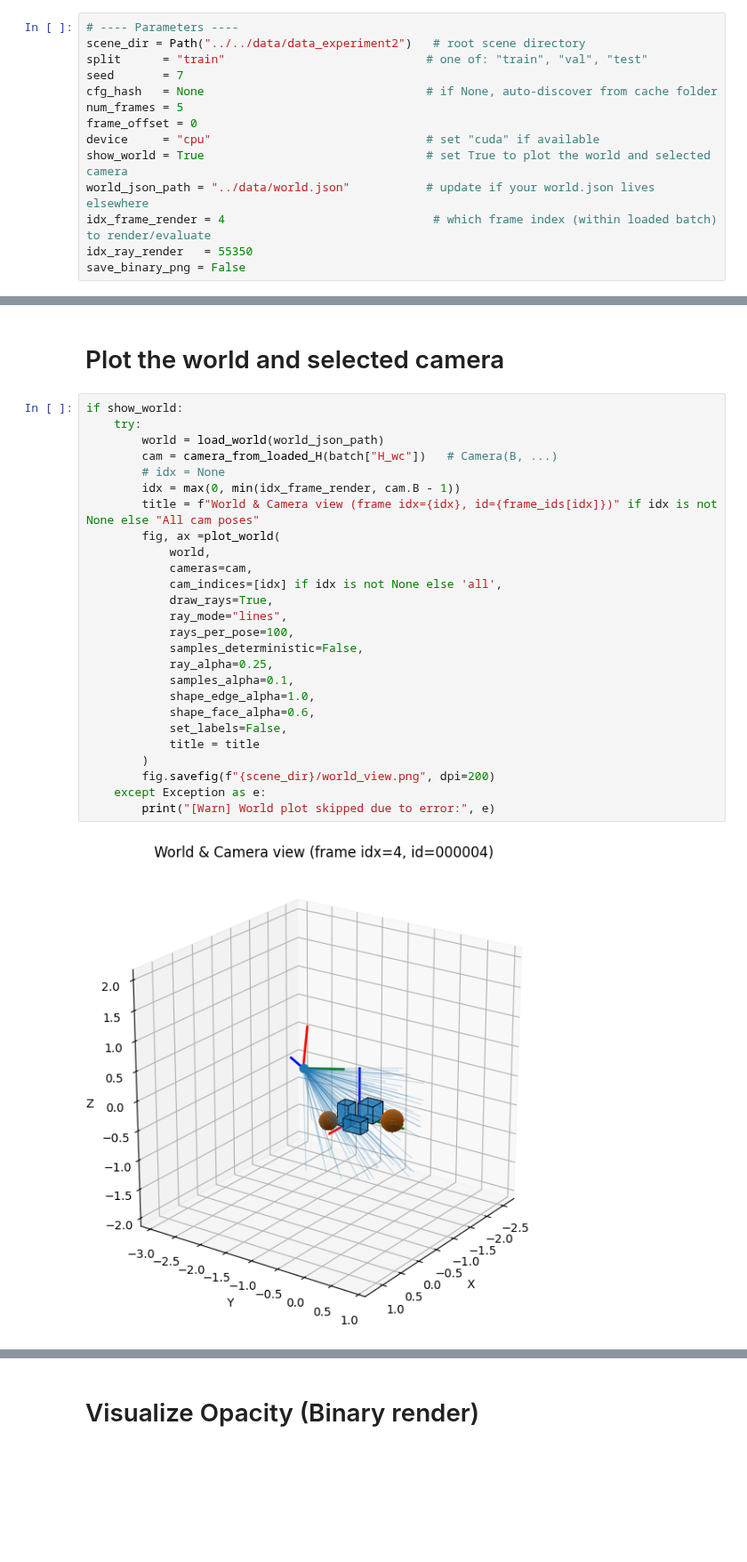
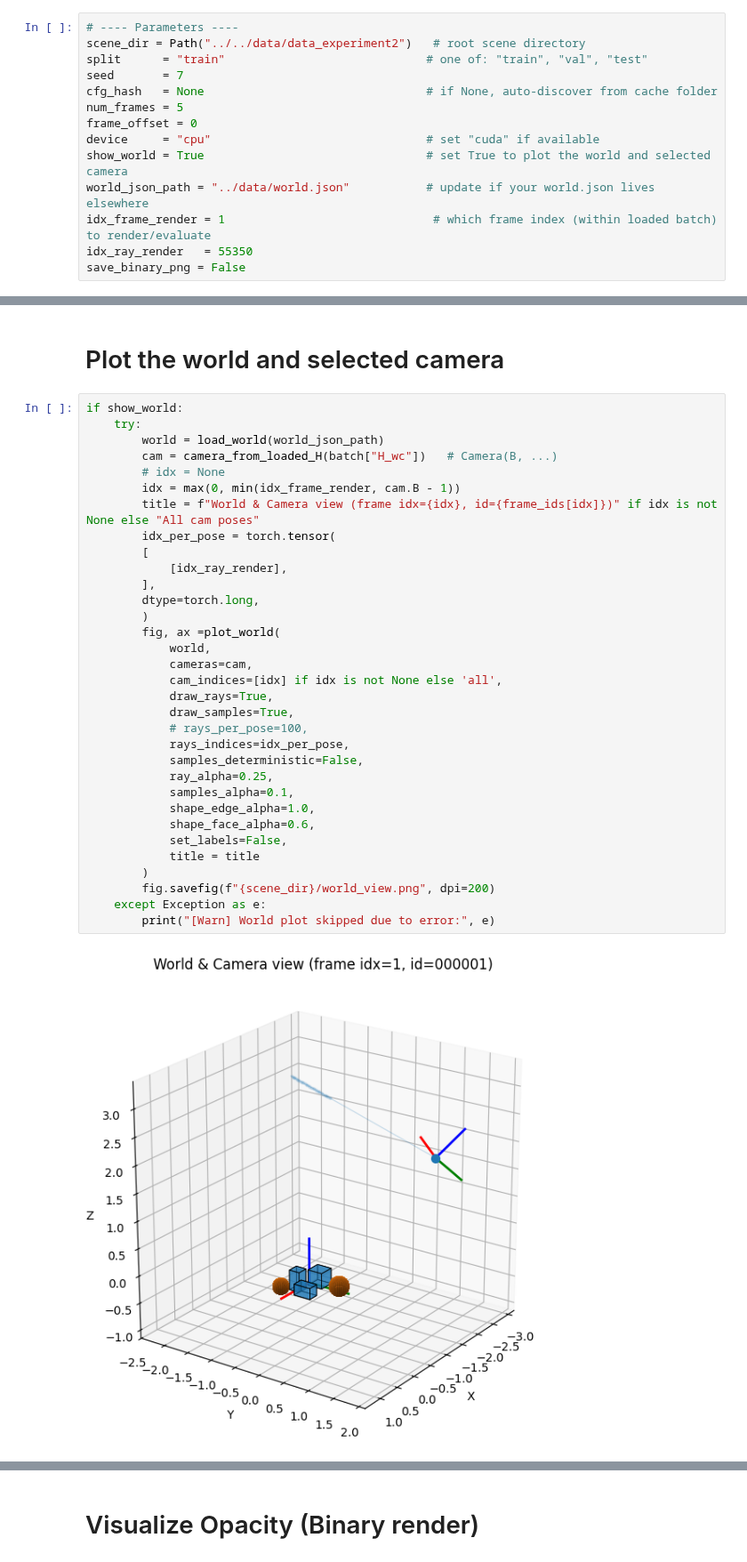
Before and after one commit to WikiGenius/nerf-lab, a Jupyter notebook: examples/demo_data_io/run_first_experiment_load.ipynb, the cells around one changed output, grey strips where cells are left out. Shown at 89% size. Cells and saved outputs as stored; diff of their text form; blank space fills up the shorter version.

Commit message:
add ray idx to plot wolrd

```diff
--- a/examples/demo_data_io/run_first_experiment_load.ipynb
+++ b/examples/demo_data_io/run_first_experiment_load.ipynb
@@ -75,7 +75,7 @@ frame_offset = 0
 device     = "cpu"                               # set "cuda" if available
 show_world = True                                # set True to plot the world and selected camera
 world_json_path = "../data/world.json"           # update if your world.json lives elsewhere
-idx_frame_render = 4                              # which frame index (within loaded batch) to render/evaluate
+idx_frame_render = 1                              # which frame index (within loaded batch) to render/evaluate
 idx_ray_render   = 55350
 save_binary_png = False
 # %% [markdown]
@@ -138,28 +138,35 @@ print(f"[Batch] Keys: {sorted(list(batch.keys()))}")
 # %%
 if show_world:
     try:
         world = load_world(world_json_path)
         cam = camera_from_loaded_H(batch["H_wc"])   # Camera(B, ...)
         # idx = None
         idx = max(0, min(idx_frame_render, cam.B - 1))
         title = f"World & Camera view (frame idx={idx}, id={frame_ids[idx]})" if idx is not None else "All cam poses"
+        idx_per_pose = torch.tensor(
+        [
+            [idx_ray_render],
+        ],
+        dtype=torch.long,
+        )
         fig, ax =plot_world(
             world,
             cameras=cam,
             cam_indices=[idx] if idx is not None else 'all',
             draw_rays=True,
-            ray_mode="lines",
-            rays_per_pose=100,
+            draw_samples=True,
+            # rays_per_pose=100,
+            rays_indices=idx_per_pose,
             samples_deterministic=False,
             ray_alpha=0.25,
             samples_alpha=0.1,
             shape_edge_alpha=1.0,
             shape_face_alpha=0.6,
             set_labels=False,
             title = title
         )
         fig.savefig(f"{scene_dir}/world_view.png", dpi=200)
     except Exception as e:
         print("[Warn] World plot skipped due to error:", e)
 # %% [output]
-[figure, old version]
+[figure, new version]
```
Also changed, not shown: parts of 5 cells of this notebook, 3 other files.
